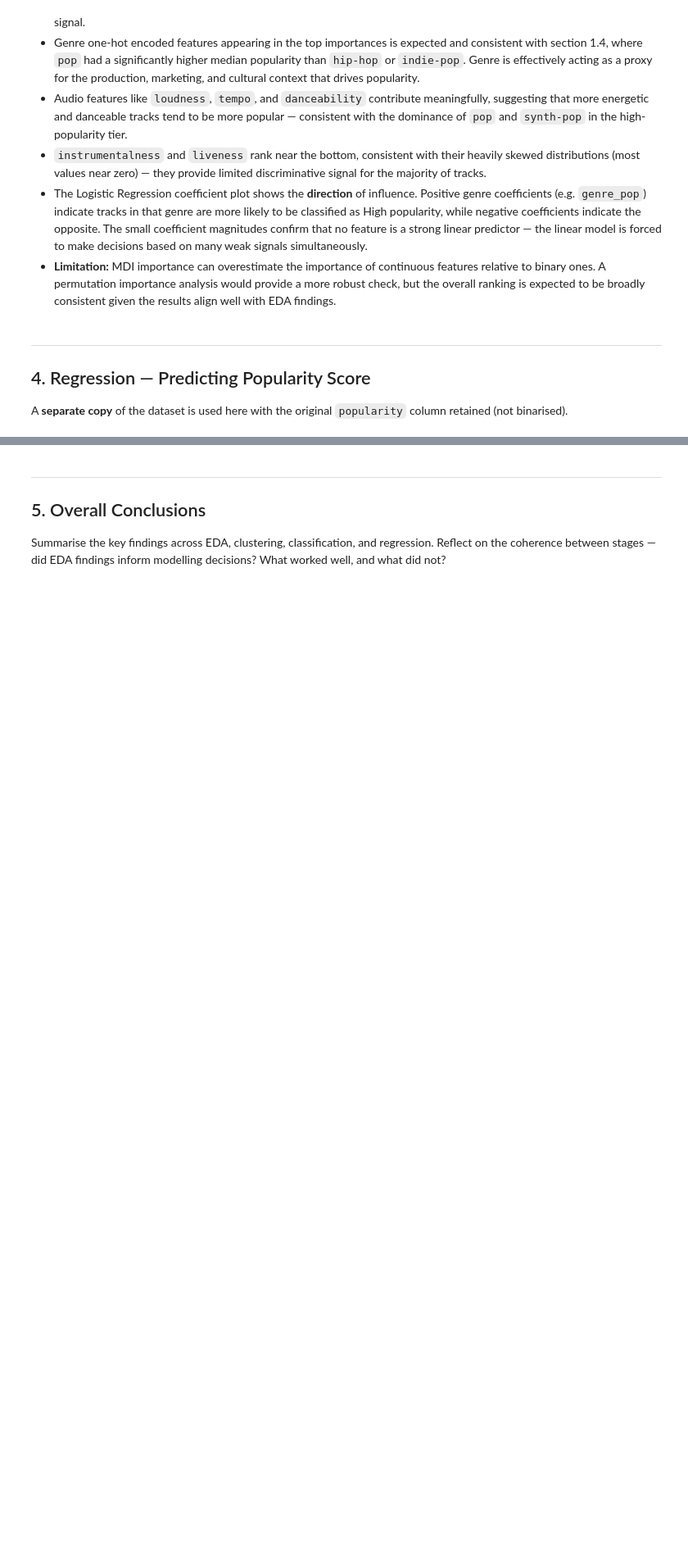
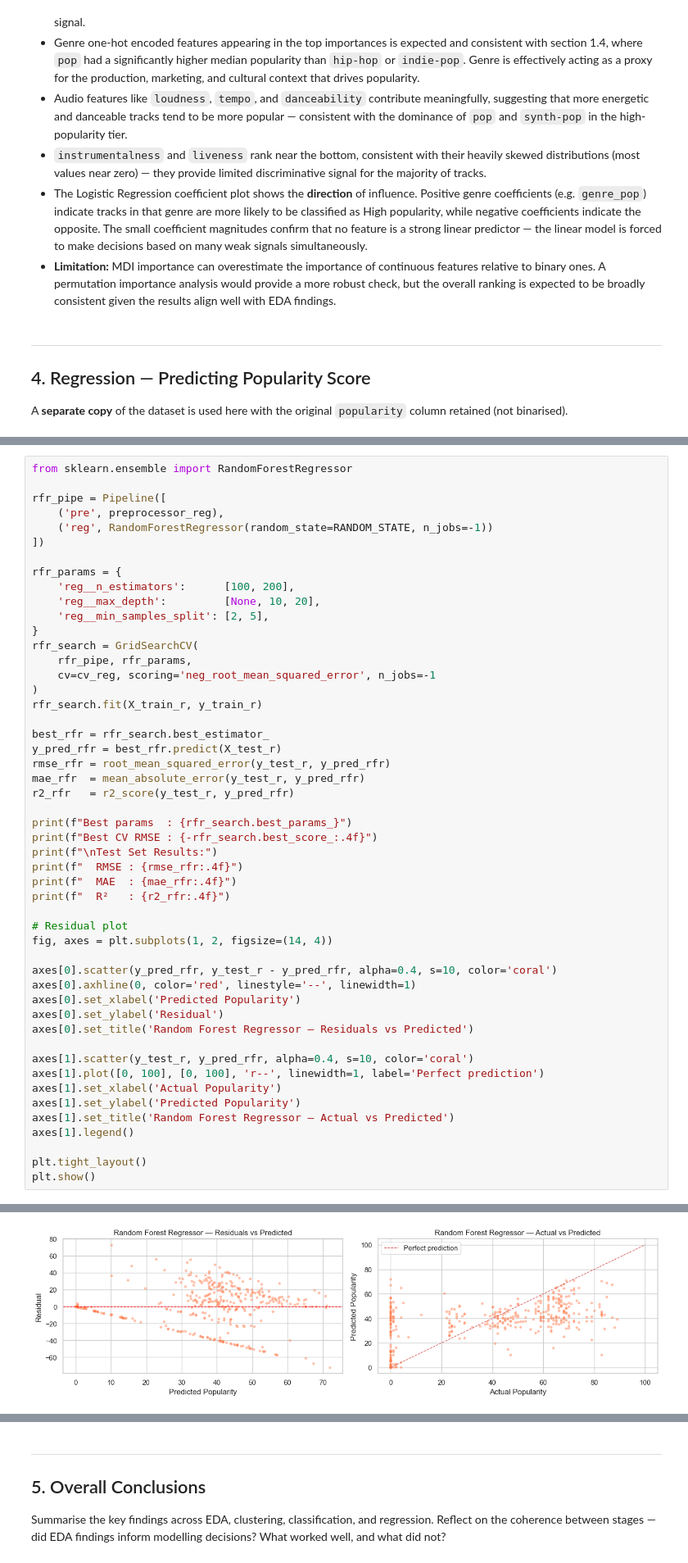
Before and after one commit to CallanMark/Data-Mining-Project, a Jupyter notebook: implementation.ipynb, the cells around one changed output, grey strips where cells are left out. Shown at 82% size. Drawn from its saved outputs; the diff is of its cells as text; blank space fills up the shorter version.

```diff
--- a/implementation.ipynb
+++ b/implementation.ipynb
@@ -1205,0 +1364,51 @@ Train, tune, and evaluate. Report the same metrics.
+# %%
+from sklearn.ensemble import RandomForestRegressor
+
+rfr_pipe = Pipeline([
+    ('pre', preprocessor_reg),
+    ('reg', RandomForestRegressor(random_state=RANDOM_STATE, n_jobs=-1))
+])
+
+rfr_params = {
+    'reg__n_estimators':      [100, 200],
+    'reg__max_depth':         [None, 10, 20],
+    'reg__min_samples_split': [2, 5],
+}
+rfr_search = GridSearchCV(
+    rfr_pipe, rfr_params,
+    cv=cv_reg, scoring='neg_root_mean_squared_error', n_jobs=-1
+)
+rfr_search.fit(X_train_r, y_train_r)
+
+best_rfr = rfr_search.best_estimator_
+y_pred_rfr = best_rfr.predict(X_test_r)
+rmse_rfr = root_mean_squared_error(y_test_r, y_pred_rfr)
+mae_rfr  = mean_absolute_error(y_test_r, y_pred_rfr)
+r2_rfr   = r2_score(y_test_r, y_pred_rfr)
+
+print(f"Best params  : {rfr_search.best_params_}")
+print(f"Best CV RMSE : {-rfr_search.best_score_:.4f}")
+print(f"\nTest Set Results:")
+print(f"  RMSE : {rmse_rfr:.4f}")
+print(f"  MAE  : {mae_rfr:.4f}")
+print(f"  R²   : {r2_rfr:.4f}")
+
+# Residual plot
+fig, axes = plt.subplots(1, 2, figsize=(14, 4))
+
+axes[0].scatter(y_pred_rfr, y_test_r - y_pred_rfr, alpha=0.4, s=10, color='coral')
+axes[0].axhline(0, color='red', linestyle='--', linewidth=1)
+axes[0].set_xlabel('Predicted Popularity')
+axes[0].set_ylabel('Residual')
+axes[0].set_title('Random Forest Regressor — Residuals vs Predicted')
+
+axes[1].scatter(y_test_r, y_pred_rfr, alpha=0.4, s=10, color='coral')
+axes[1].plot([0, 100], [0, 100], 'r--', linewidth=1, label='Perfect prediction')
+axes[1].set_xlabel('Actual Popularity')
+axes[1].set_ylabel('Predicted Popularity')
+axes[1].set_title('Random Forest Regressor — Actual vs Predicted')
+axes[1].legend()
+
+plt.tight_layout()
+plt.show()
+# %% [output]
@@ -1205,0 +1422 @@ Train, tune, and evaluate. Report the same metrics.
+[figure, added]
```
Also changed, not shown: parts of 21 cells of this notebook.
